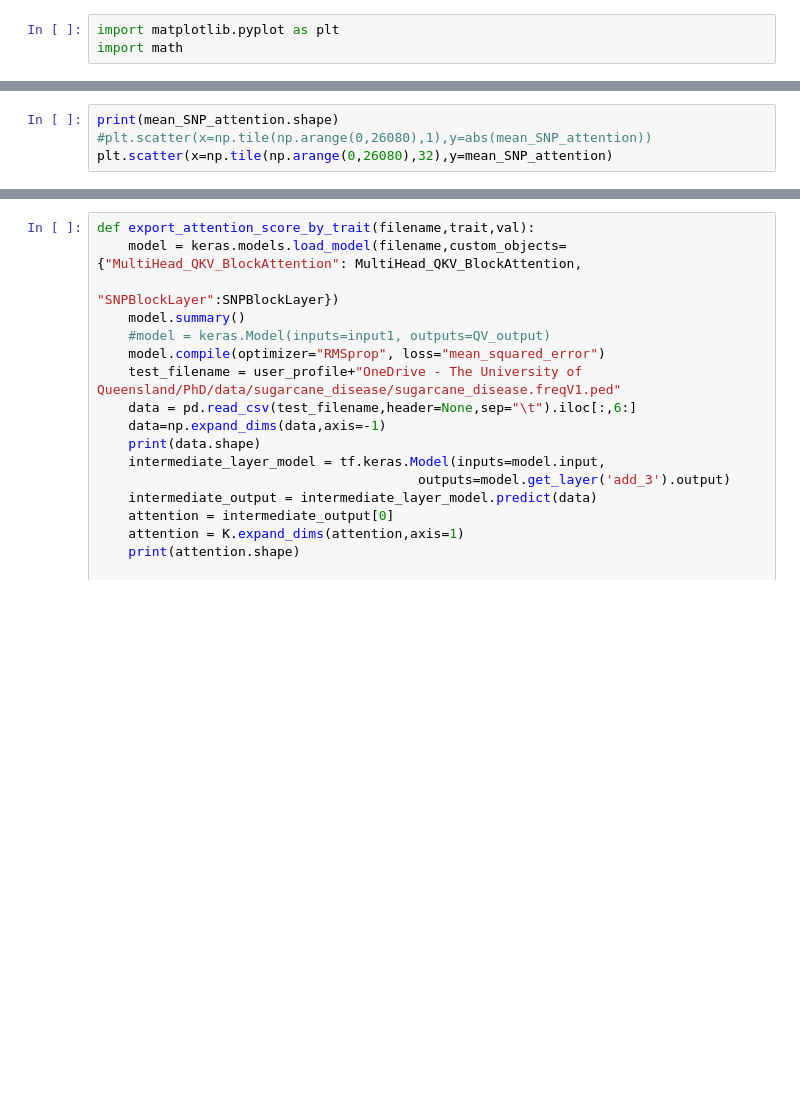
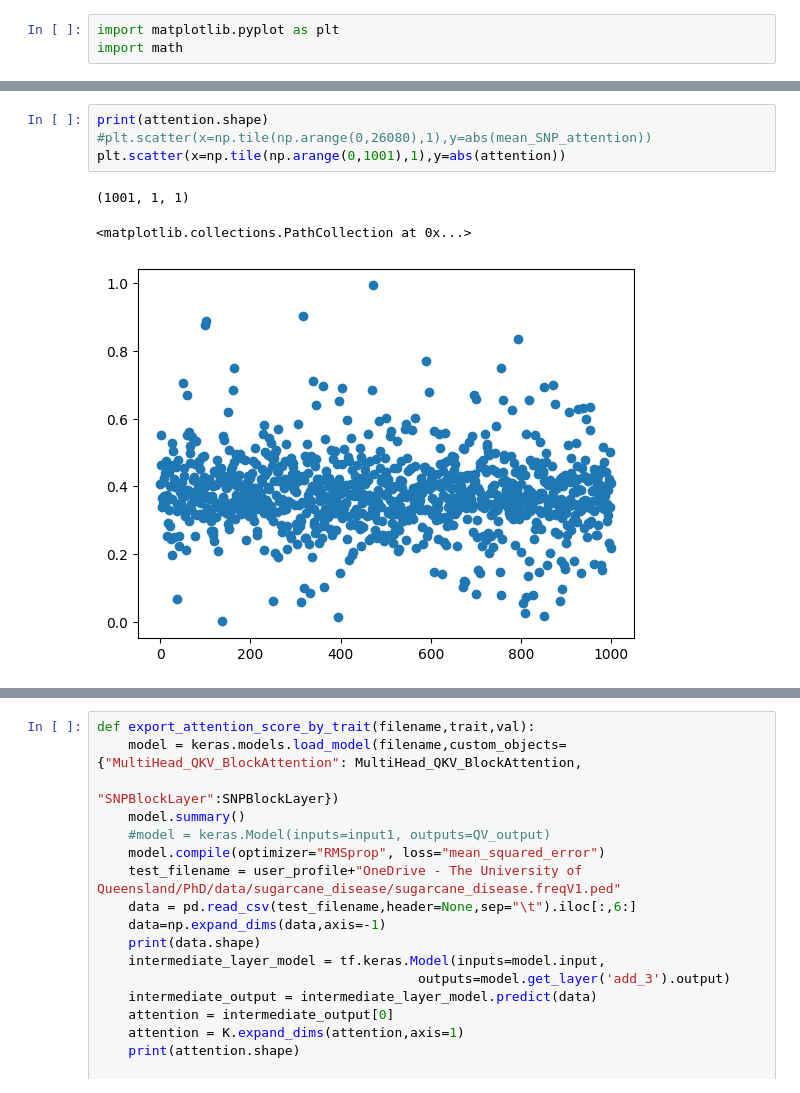
Before and after one commit to CCS-voidBird/PhD_Notebook, a Jupyter notebook: Code/ML_composer/Shap_Model_Interpretation.ipynb, the cells around one changed output, grey strips where cells are left out. Cells and saved outputs as stored; diff of their text form; blank space fills up the shorter version.

```diff
--- a/Code/ML_composer/Shap_Model_Interpretation.ipynb
+++ b/Code/ML_composer/Shap_Model_Interpretation.ipynb
@@ -120,6 +142,10 @@ np.mean(mean_SNP_attention)
 # %%
-print(mean_SNP_attention.shape)
+print(attention.shape)
 #plt.scatter(x=np.tile(np.arange(0,26080),1),y=abs(mean_SNP_attention))
-plt.scatter(x=np.tile(np.arange(0,26080),32),y=mean_SNP_attention)
+plt.scatter(x=np.tile(np.arange(0,1001),1),y=abs(attention))
+# %% [output]
+(1001, 1, 1)
+<matplotlib.collections.PathCollection at 0x...>
+[figure, added]
 # %%
 mean_SNP_attention.shape
```
Also changed, not shown: parts of 20 cells of this notebook.
